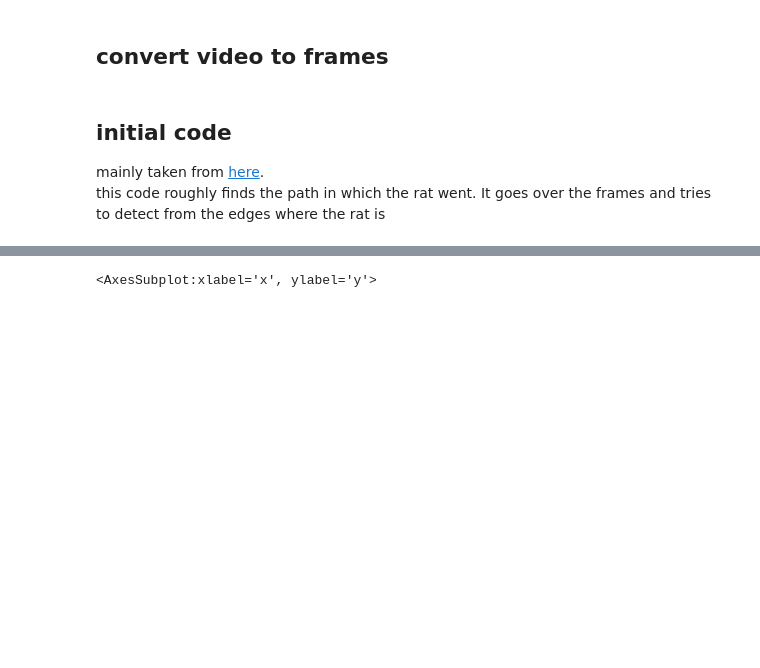
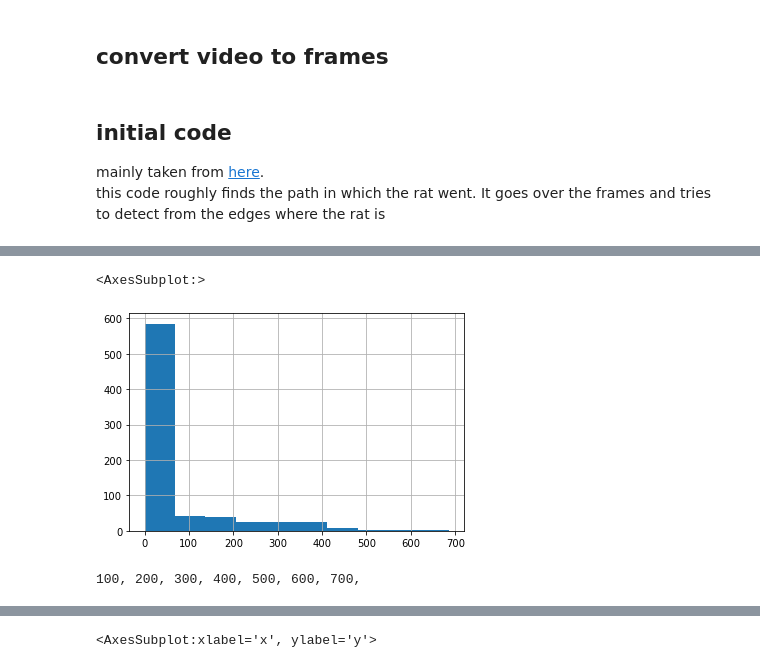
Before and after one commit to bueinat/mouse_tracking, a Jupyter notebook: cv/cv.ipynb, the cells around one changed output, grey strips where cells are left out. Saved outputs shown, nothing was run; the diff lists cells and outputs as text; code cells hidden in the pictures; blank space fills up the shorter version.

```diff
--- a/cv/cv.ipynb
+++ b/cv/cv.ipynb
@@ -118,0 +355,5 @@ def rat_path(video_path):
+# %%
+dfnose.d.hist()
+# %% [output]
+<AxesSubplot:>
+[figure, added]
@@ -118,0 +445,4 @@ def rat_path(video_path):
+# %%
+frames, edited_frames, nose_pos = rat_path_mult_peaks(video_path)
+# %% [output]
+100, 200, 300, 400, 500, 600, 700,
```
Also changed, not shown: parts of 81 cells of this notebook, 2 other files.
